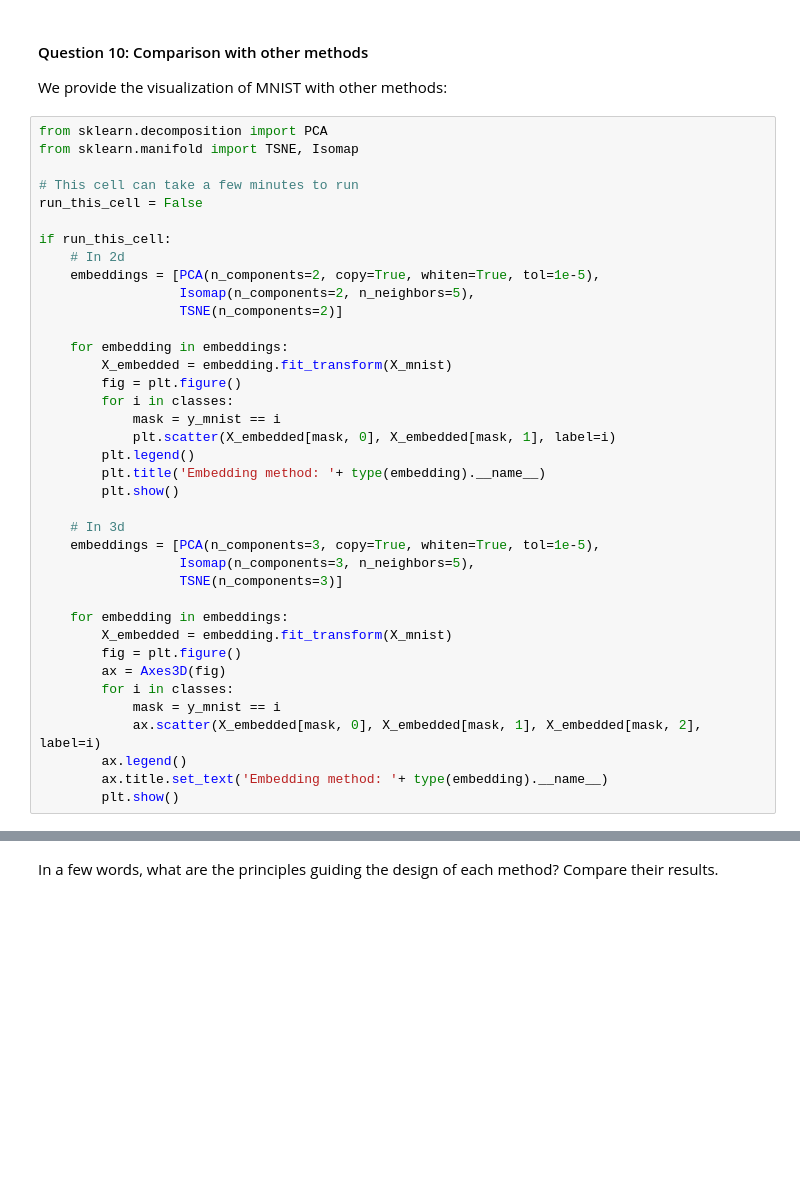
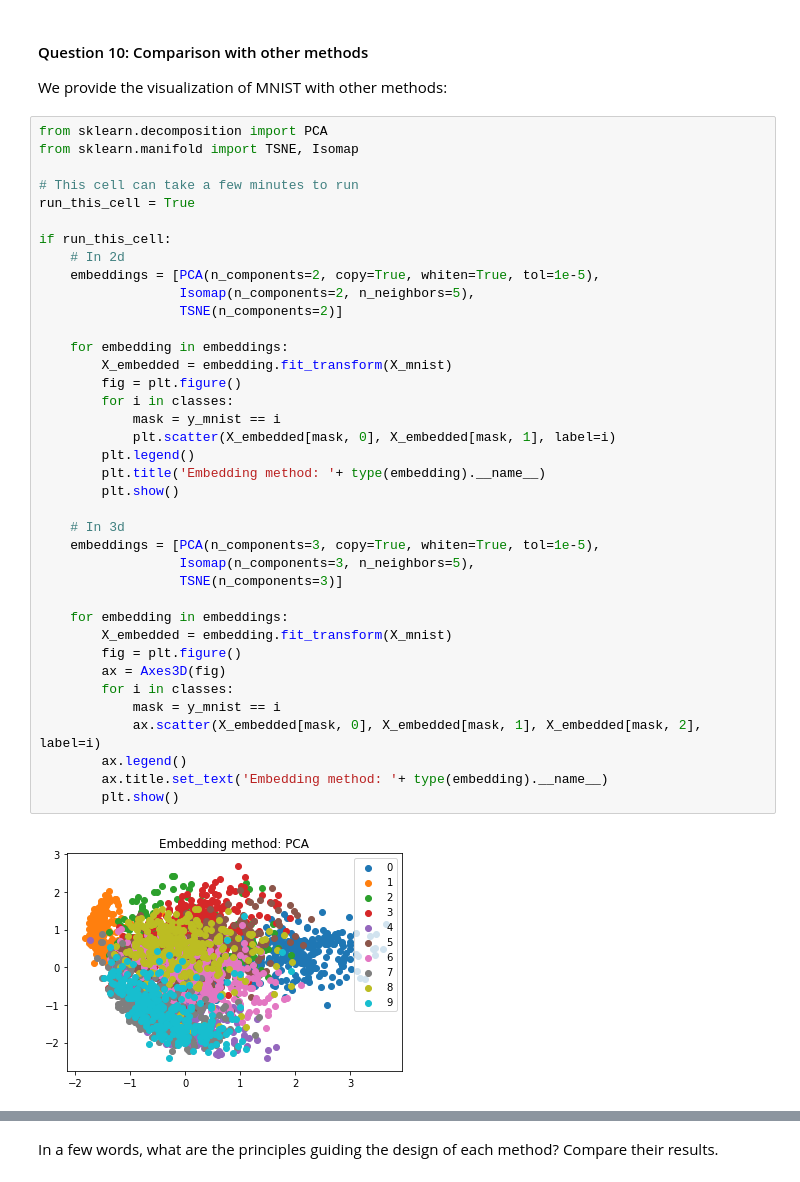
Before and after one commit to caralen/ntds_2019, a Jupyter notebook: assignments/2_learning_with_graphs.ipynb, the cells around one changed output, grey strips where cells are left out. Saved outputs shown, nothing was run; the diff lists cells and outputs as text; blank space fills up the shorter version.

```diff
--- a/assignments/2_learning_with_graphs.ipynb
+++ b/assignments/2_learning_with_graphs.ipynb
@@ -406,36 +433,38 @@ from sklearn.decomposition import PCA
 from sklearn.manifold import TSNE, Isomap
 
 # This cell can take a few minutes to run
-run_this_cell = False
+run_this_cell = True
 
 if run_this_cell:
     # In 2d
     embeddings = [PCA(n_components=2, copy=True, whiten=True, tol=1e-5),
                   Isomap(n_components=2, n_neighbors=5),
                   TSNE(n_components=2)]
 
     for embedding in embeddings:
         X_embedded = embedding.fit_transform(X_mnist)
         fig = plt.figure()
         for i in classes:
             mask = y_mnist == i
             plt.scatter(X_embedded[mask, 0], X_embedded[mask, 1], label=i)
         plt.legend()
         plt.title('Embedding method: '+ type(embedding).__name__)
         plt.show()
 
     # In 3d
     embeddings = [PCA(n_components=3, copy=True, whiten=True, tol=1e-5),
                   Isomap(n_components=3, n_neighbors=5),
                   TSNE(n_components=3)]
 
     for embedding in embeddings:
         X_embedded = embedding.fit_transform(X_mnist)
         fig = plt.figure()
         ax = Axes3D(fig)
         for i in classes:
             mask = y_mnist == i
             ax.scatter(X_embedded[mask, 0], X_embedded[mask, 1], X_embedded[mask, 2], label=i)
         ax.legend()
         ax.title.set_text('Embedding method: '+ type(embedding).__name__)
         plt.show()
+# %% [output]
+[figure, added]
```
Also changed, not shown: parts of 16 cells of this notebook.
